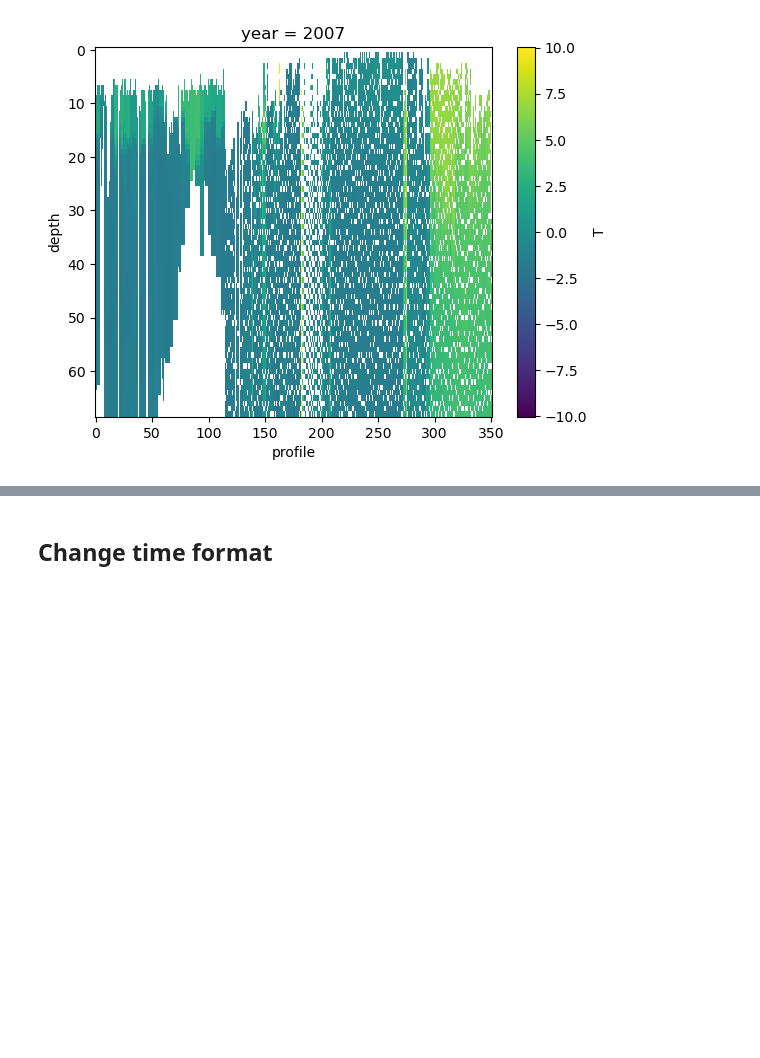
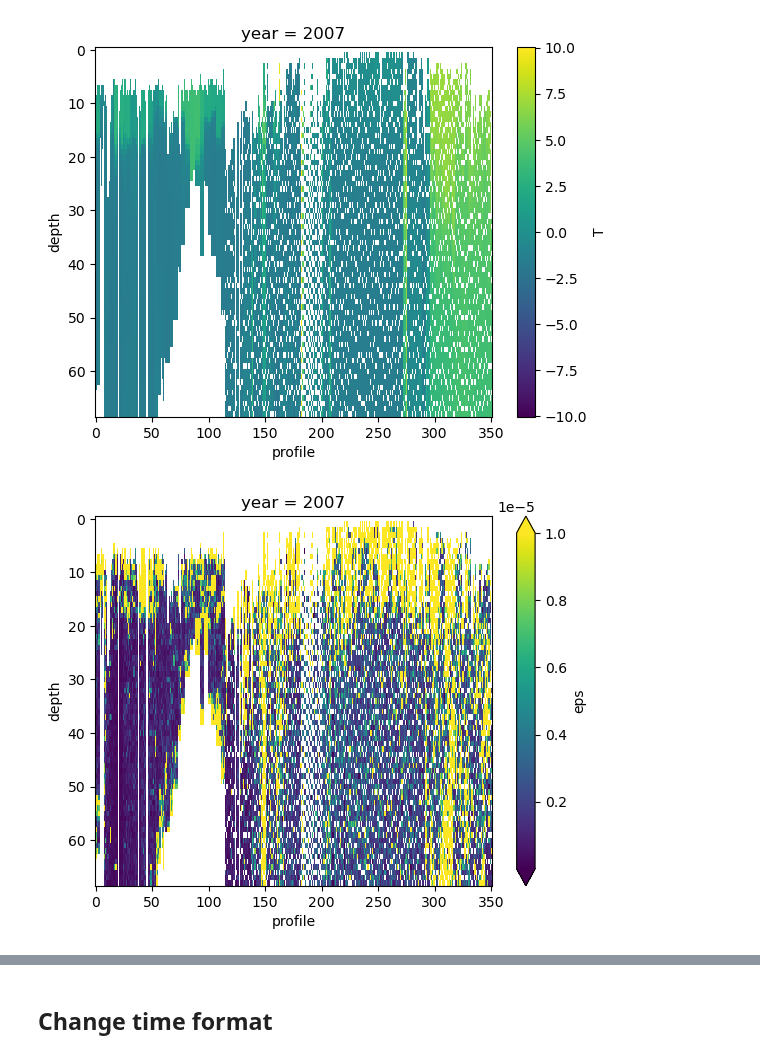
Before and after one commit to lisanneblok/ArcticTurbulence, a Jupyter notebook: notebooks/preprocessing/alberto_mat.ipynb, the cells around one changed output, grey strips where cells are left out. Cells and saved outputs as stored; diff of their text form; code cells hidden in the pictures; blank space fills up the shorter version.

```diff
--- a/notebooks/preprocessing/alberto_mat.ipynb
+++ b/notebooks/preprocessing/alberto_mat.ipynb
@@ -149,6 +149,16 @@ plt.ylabel("depth")
 plt.gca().invert_yaxis()
 # %% [output]
 [figure]
+# %%
+# plot the eps variable with transposed coordinates
+ds_transposed.eps.plot(vmin= 1e-9, vmax = 1e-5, cmap='viridis')
+
+# add axis labels
+plt.xlabel("profile")
+plt.ylabel("depth")
+plt.gca().invert_yaxis()
+# %% [output]
+[figure, added]
 # %%
 # plot the eps variable with transposed coordinates
 ds_transposed.eps.plot(cmap='viridis')
```
Also changed, not shown: parts of 5 cells of this notebook, 17 other files.
